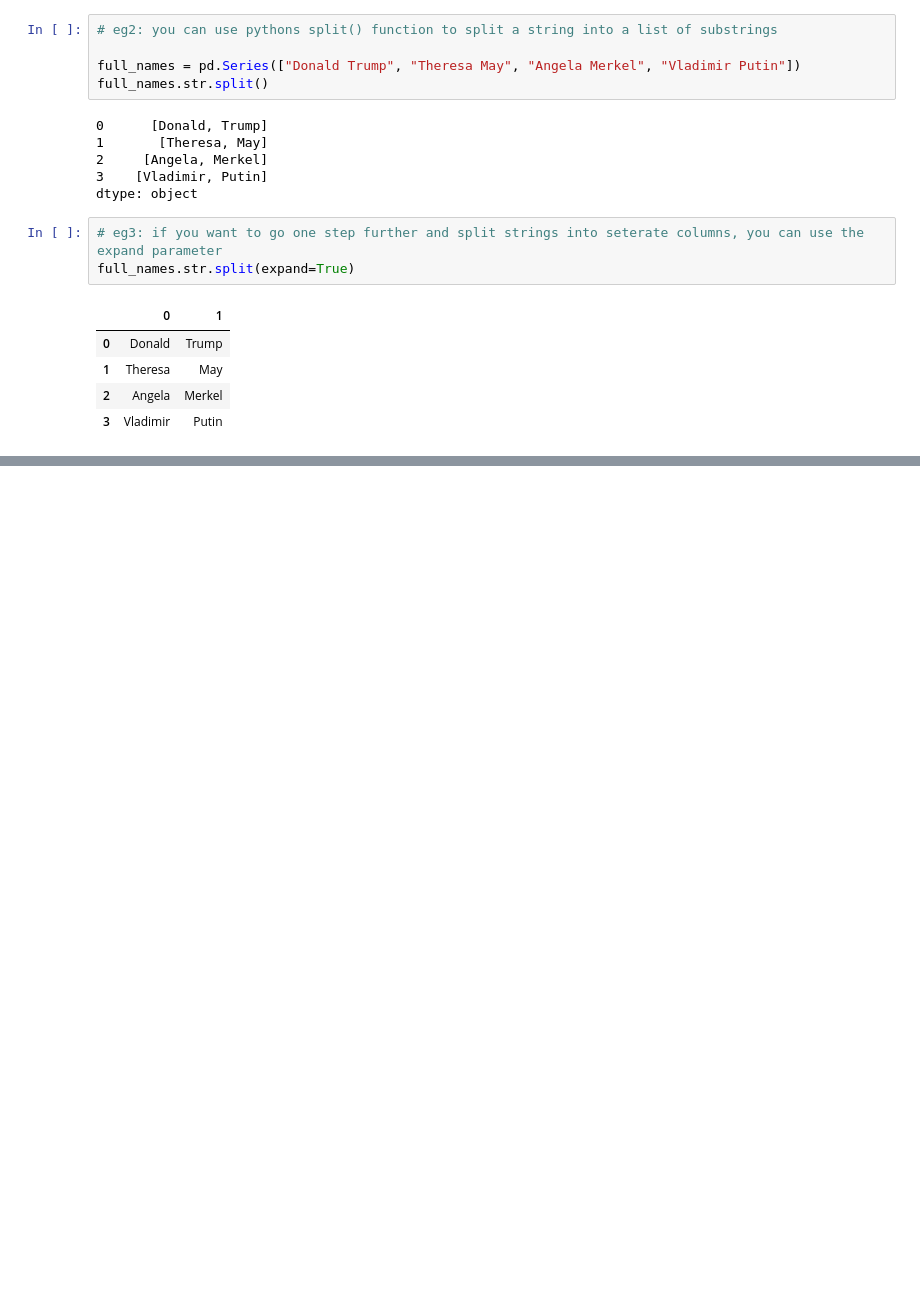
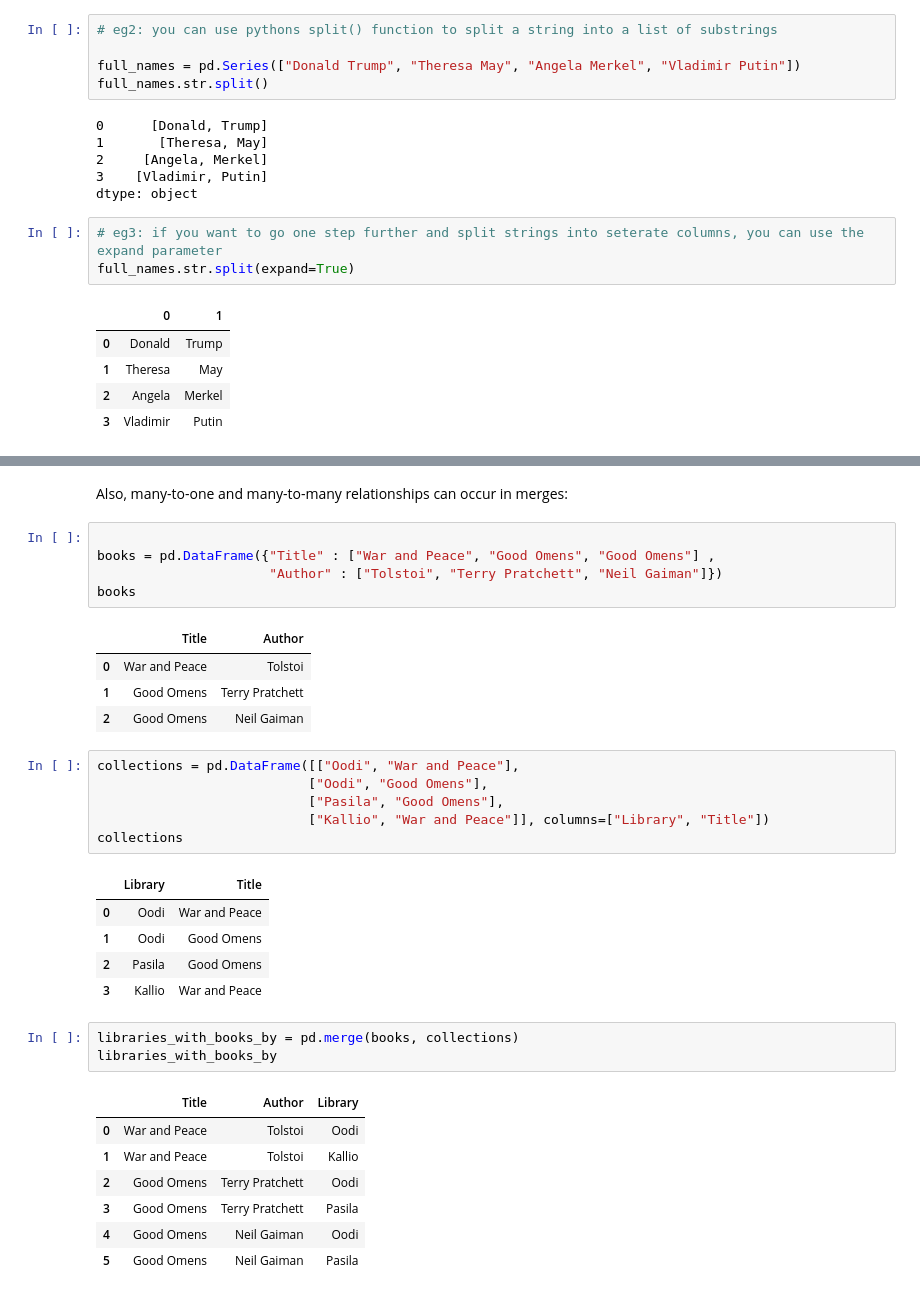
Before and after one commit to henryblu/Data-analysis-with-python, a Jupyter notebook: pandas.ipynb, the cells around one changed output, grey strips where cells are left out. Drawn from its saved outputs; the diff is of its cells as text; blank space fills up the shorter version.

```diff
--- a/pandas.ipynb
+++ b/pandas.ipynb
@@ -291,0 +470,35 @@ full_names.str.split(expand=True)
+# %% [markdown]
+Also, many-to-one and many-to-many relationships can occur in merges:
+# %%
+
+books = pd.DataFrame({"Title" : ["War and Peace", "Good Omens", "Good Omens"] ,
+                      "Author" : ["Tolstoi", "Terry Pratchett", "Neil Gaiman"]})
+books
+# %% [output]
+|  | Title | Author |
+| 0 | War and Peace | Tolstoi |
+| 1 | Good Omens | Terry Pratchett |
+| 2 | Good Omens | Neil Gaiman |
+# %%
+collections = pd.DataFrame([["Oodi", "War and Peace"],
+                           ["Oodi", "Good Omens"],
+                           ["Pasila", "Good Omens"],
+                           ["Kallio", "War and Peace"]], columns=["Library", "Title"])
+collections
+# %% [output]
+|  | Library | Title |
+| 0 | Oodi | War and Peace |
+| 1 | Oodi | Good Omens |
+| 2 | Pasila | Good Omens |
+| 3 | Kallio | War and Peace |
+# %%
+libraries_with_books_by = pd.merge(books, collections)
+libraries_with_books_by
+# %% [output]
+|  | Title | Author | Library |
+| 0 | War and Peace | Tolstoi | Oodi |
+| 1 | War and Peace | Tolstoi | Kallio |
+| 2 | Good Omens | Terry Pratchett | Oodi |
+| 3 | Good Omens | Terry Pratchett | Pasila |
+| 4 | Good Omens | Neil Gaiman | Oodi |
+| 5 | Good Omens | Neil Gaiman | Pasila |
```
Also changed, not shown: parts of 29 cells of this notebook.
